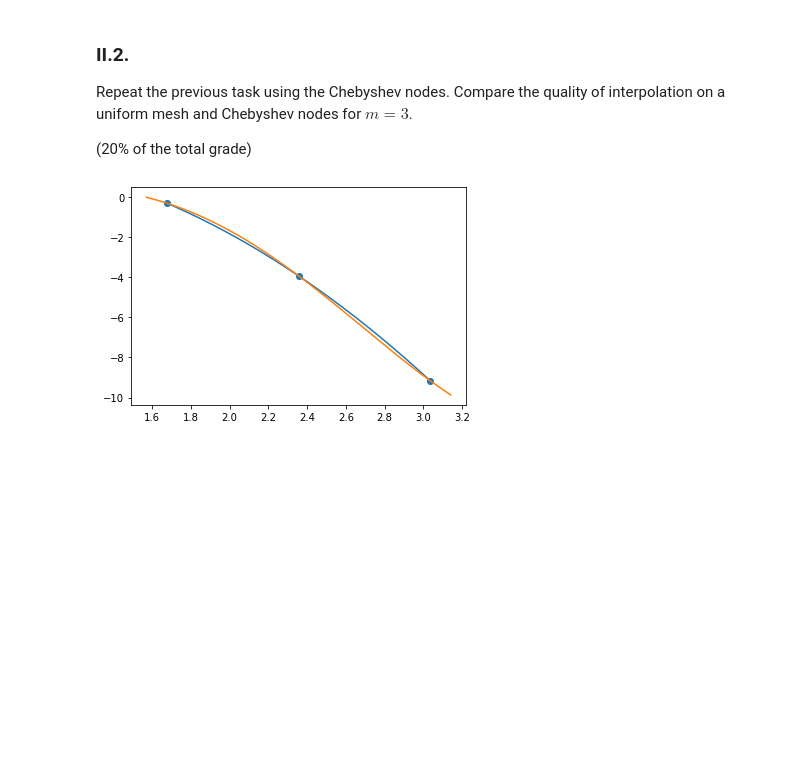
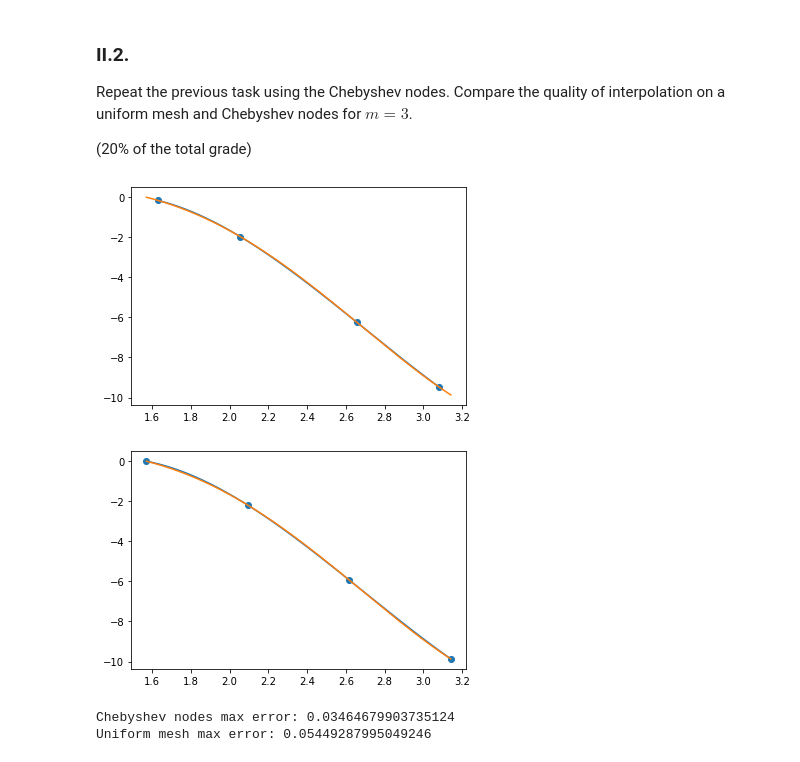
Before and after one commit to Innoc3nnt/Numerical-analysis, a Jupyter notebook: week_5_intep_approx_ipynb_json.ipynb, the cells around one changed output. Saved outputs shown, nothing was run; the diff lists cells and outputs as text; code cells hidden in the pictures; blank space fills up the shorter version.

```diff
--- a/week_5_intep_approx_ipynb_json.ipynb
+++ b/week_5_intep_approx_ipynb_json.ipynb
@@ -145,7 +145,7 @@ def interpolate(x0, y0, x):
   return val
 
 def print_interp(i, point_function):
-  x0, y0 = point_function(i)
+  x0, y0 = point_function(i+1)
   x = np.linspace(np.min(x0), np.max(x0), 1000)
   y = [interpolate(x0, y0, k) for k in x]
   xp = np.linspace(np.pi / 2, np.pi, 1000)
@@ -172,20 +172,38 @@ Repeat the previous task using the Chebyshev nodes. Compare the quality of inter
 # %%
 # ... ENTER YOUR CODE HERE ...
 def node(x, depth=0):
   if depth == 0:
     return 1
   if depth == 1:
     return x
   else:
     return 2 * x * node(x, depth-1) - node(x, depth-2)
 
 def nodes(n):
   a=np.pi/2
   b=np.pi
   xk = [1 / 2 * (a + b ) + 1 / 2 * (b - a) * np.cos((2 * i + 1) / (2 * n) * np.pi) for i in range(0, n)]
   yk = y0 = [fx(x) for x in xk]
   return xk, yk
 
+def compare(m):
+  x0, y0 = nodes(m+1)
+  x = np.linspace(np.min(x0), np.max(x0), 1000)
+  y = [interpolate(x0, y0, k) for k in x]
+  err_cheb = max([abs(fx(x[i]) - y[i]) for i in range(1000)])
+  print("Chebyshev nodes max error:", err_cheb)
+  x0, y0 = get_equal_points(m+1)
+  x = np.linspace(np.min(x0), np.max(x0), 1000)
+  y = [interpolate(x0, y0, k) for k in x]
+  err_uniform = max([abs(fx(x[i]) - y[i]) for i in range(1000)])
+  print("Uniform mesh max error:", err_uniform)
+
+
 print_interp(3, nodes)
+print_interp(3, get_equal_points)
+compare(3)
 # %% [output]
-[figure, old version]
+[figure, new version]
+[figure, added]
+Chebyshev nodes max error: 0.03464679903735124
+Uniform mesh max error: 0.05449287995049246
```
Also changed, not shown: parts of 3 cells of this notebook.
